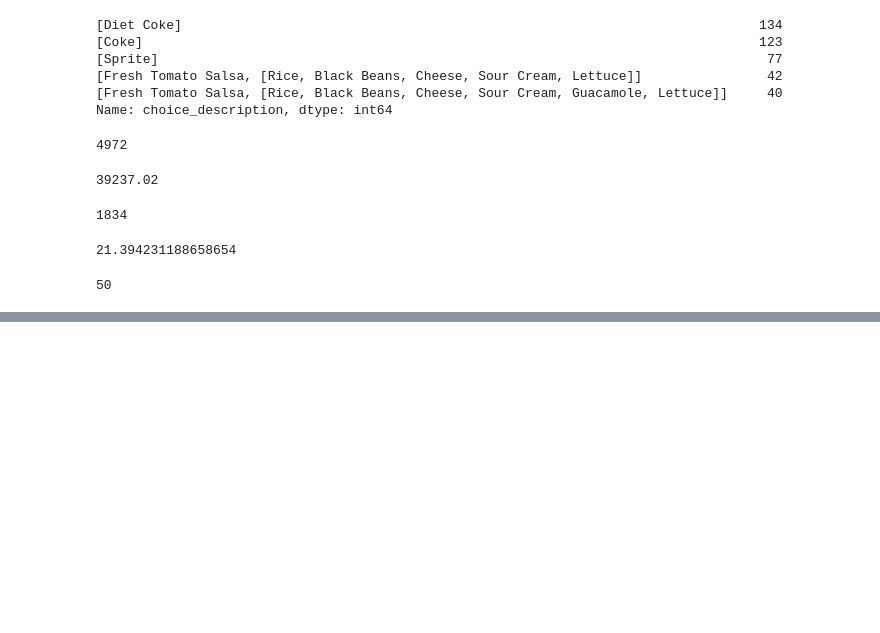
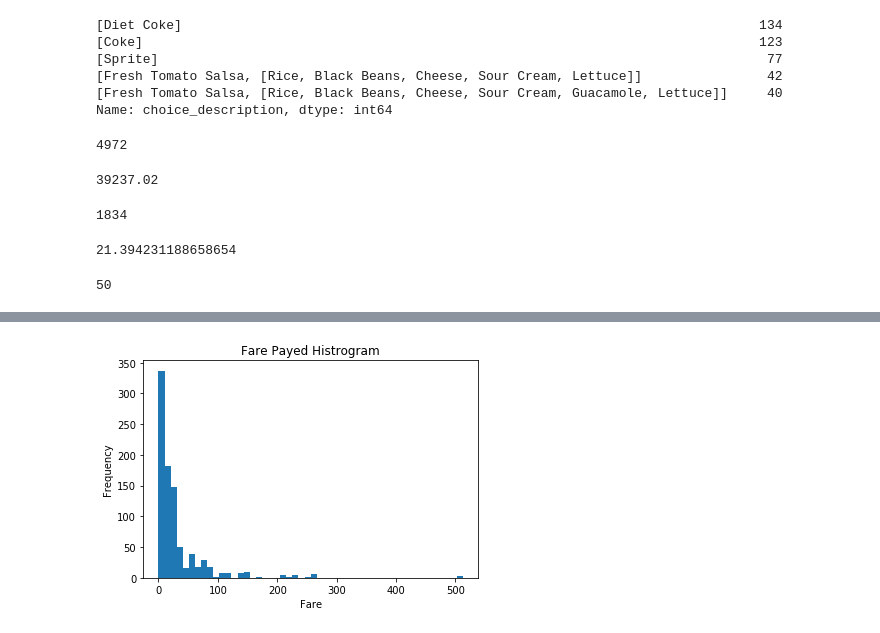
Before and after one commit to Reggielang/data-analysis-skill, a Jupyter notebook: 十套练习--如何用Pandas做数据分析.ipynb, the cells around one changed output, grey strips where cells are left out. Cells and saved outputs as stored; diff of their text form; code cells hidden in the pictures; blank space fills up the shorter version.

```diff
--- a/十套练习--如何用Pandas做数据分析.ipynb
+++ b/十套练习--如何用Pandas做数据分析.ipynb
@@ -94,0 +805,10 @@ chi['item_name'].nunique()
+# %%
+#绘制一个展示船票价格的直方图
+df = titanic['Fare'].sort_values(ascending=False)
+plt.hist(df,bins = 50)
+plt.xlabel('Fare')
+plt.ylabel('Frequency')
+plt.title('Fare Payed Histrogram')
+plt.show()
+# %% [output]
+[figure, added]
```
Also changed, not shown: parts of 88 cells of this notebook.
